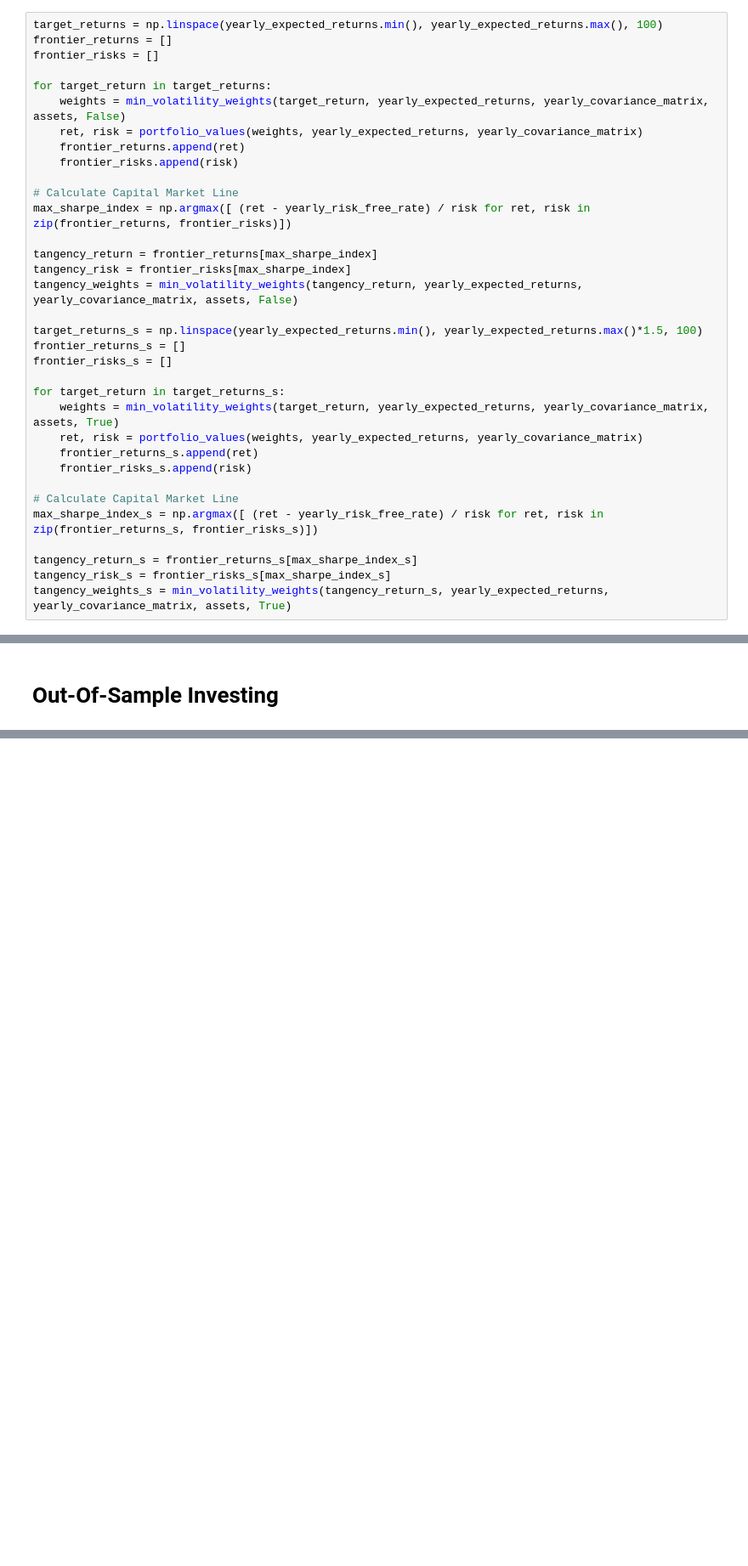
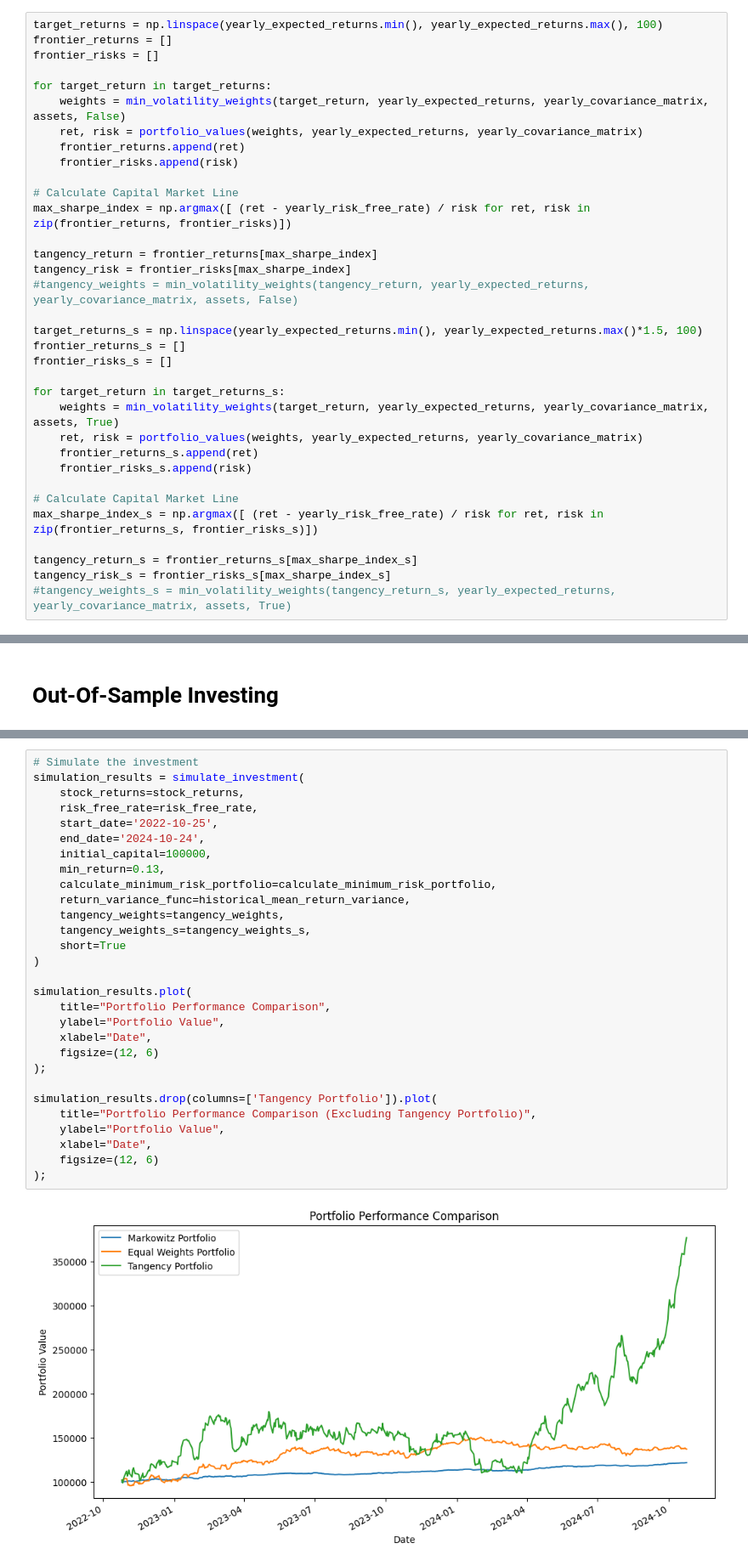
Before and after one commit to ancabenca/ds2-hw, a Jupyter notebook: Projekt -AnalyzaInvestic/AI-VNO.ipynb, the cells around one changed output, grey strips where cells are left out. Shown at 85% size. Drawn from its saved outputs; the diff is of its cells as text; blank space fills up the shorter version.

```diff
--- a/Projekt -AnalyzaInvestic/AI-VNO.ipynb
+++ b/Projekt -AnalyzaInvestic/AI-VNO.ipynb
@@ -722,7 +784,7 @@ max_sharpe_index = np.argmax([ (ret - yearly_risk_free_rate) / risk for ret, ris
 
 tangency_return = frontier_returns[max_sharpe_index]
 tangency_risk = frontier_risks[max_sharpe_index]
-tangency_weights = min_volatility_weights(tangency_return, yearly_expected_returns, yearly_covariance_matrix, assets, False)
+#tangency_weights = min_volatility_weights(tangency_return, yearly_expected_returns, yearly_covariance_matrix, assets, False)
 
 target_returns_s = np.linspace(yearly_expected_returns.min(), yearly_expected_returns.max()*1.5, 100)
 frontier_returns_s = []
@@ -739,7 +801,7 @@ max_sharpe_index_s = np.argmax([ (ret - yearly_risk_free_rate) / risk for ret, r
 
 tangency_return_s = frontier_returns_s[max_sharpe_index_s]
 tangency_risk_s = frontier_risks_s[max_sharpe_index_s]
-tangency_weights_s = min_volatility_weights(tangency_return_s, yearly_expected_returns, yearly_covariance_matrix, assets, True)
+#tangency_weights_s = min_volatility_weights(tangency_return_s, yearly_expected_returns, yearly_covariance_matrix, assets, True)
 # %%
 plt.figure(figsize=(10, 6))
 
@@ -972,0 +1019,31 @@ TypeError: calculate_minimum_risk_portfolio() missing 1 required positional argu
+# %%
+# Simulate the investment
+simulation_results = simulate_investment(
+    stock_returns=stock_returns,
+    risk_free_rate=risk_free_rate,
+    start_date='2022-10-25',
+    end_date='2024-10-24',
+    initial_capital=100000,
+    min_return=0.13,
+    calculate_minimum_risk_portfolio=calculate_minimum_risk_portfolio,
+    return_variance_func=historical_mean_return_variance,
+    tangency_weights=tangency_weights,
+    tangency_weights_s=tangency_weights_s,
+    short=True
+)
+
+simulation_results.plot(
+    title="Portfolio Performance Comparison",
+    ylabel="Portfolio Value",
+    xlabel="Date",
+    figsize=(12, 6)
+);
+
+simulation_results.drop(columns=['Tangency Portfolio']).plot(
+    title="Portfolio Performance Comparison (Excluding Tangency Portfolio)",
+    ylabel="Portfolio Value",
+    xlabel="Date",
+    figsize=(12, 6)
+);
+# %% [output]
+[figure, added]
```
Also changed, not shown: parts of 21 cells of this notebook, 1 other file.
